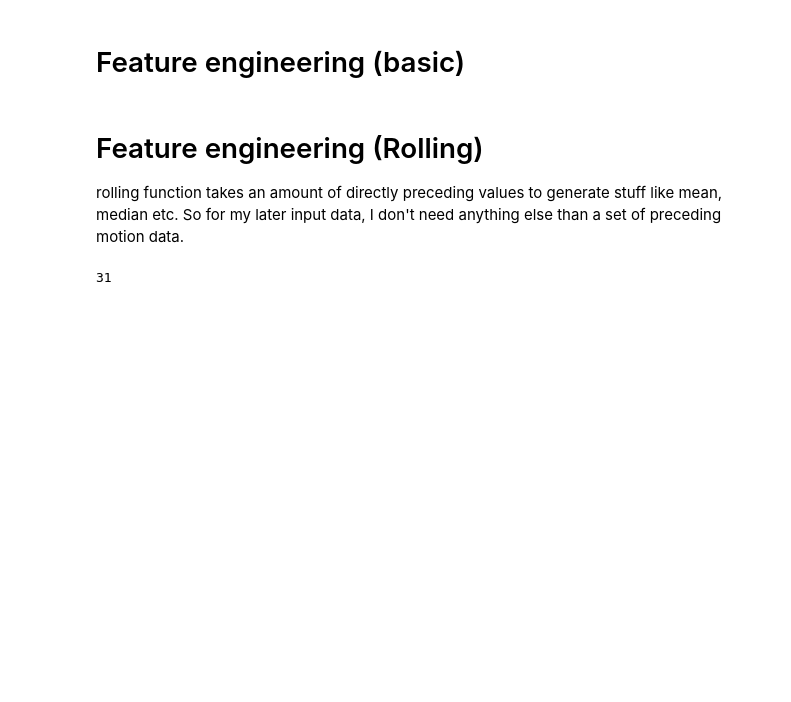
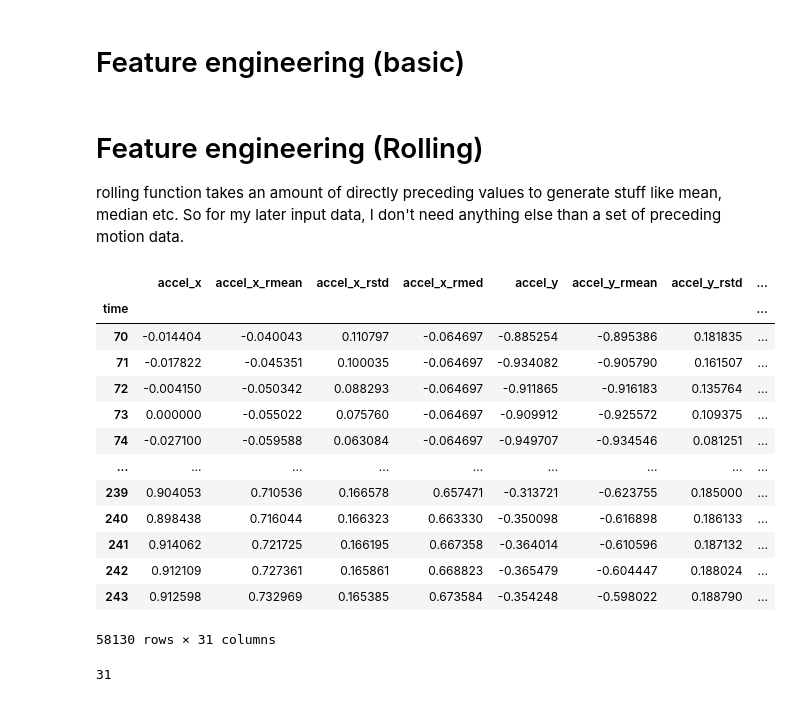
Before and after one commit to JacquelineBashta/Flutter_ArduinoConnect, a Jupyter notebook: 02_Modeling/02_ModelBL_Roll.ipynb, the cells around one changed output. Drawn from its saved outputs; the diff is of its cells as text; code cells hidden in the pictures; blank space fills up the shorter version.

```diff
--- a/02_Modeling/02_ModelBL_Roll.ipynb
+++ b/02_Modeling/02_ModelBL_Roll.ipynb
@@ -23,5 +23,22 @@ rolling function takes an amount of directly preceding values to generate stuff
 # %%
 roll_df =  cf.fe_roll_features(df_fe,ROLL_STEPS)
+# %%
+roll_df
+# %% [output]
+|  | accel_x | accel_x_rmean | accel_x_rstd | accel_x_rmed | accel_y | accel_y_rmean | accel_y_rstd | ... |
+| time |  |  |  |  |  |  |  | ... |
+| 70 | -0.014404 | -0.040043 | 0.110797 | -0.064697 | -0.885254 | -0.895386 | 0.181835 | ... |
+| 71 | -0.017822 | -0.045351 | 0.100035 | -0.064697 | -0.934082 | -0.905790 | 0.161507 | ... |
+| 72 | -0.004150 | -0.050342 | 0.088293 | -0.064697 | -0.911865 | -0.916183 | 0.135764 | ... |
+| 73 | 0.000000 | -0.055022 | 0.075760 | -0.064697 | -0.909912 | -0.925572 | 0.109375 | ... |
+| 74 | -0.027100 | -0.059588 | 0.063084 | -0.064697 | -0.949707 | -0.934546 | 0.081251 | ... |
+| ... | ... | ... | ... | ... | ... | ... | ... | ... |
+| 239 | 0.904053 | 0.710536 | 0.166578 | 0.657471 | -0.313721 | -0.623755 | 0.185000 | ... |
+| 240 | 0.898438 | 0.716044 | 0.166323 | 0.663330 | -0.350098 | -0.616898 | 0.186133 | ... |
+| 241 | 0.914062 | 0.721725 | 0.166195 | 0.667358 | -0.364014 | -0.610596 | 0.187132 | ... |
+| 242 | 0.912109 | 0.727361 | 0.165861 | 0.668823 | -0.365479 | -0.604447 | 0.188024 | ... |
+| 243 | 0.912598 | 0.732969 | 0.165385 | 0.673584 | -0.354248 | -0.598022 | 0.188790 | ... |
+58130 rows × 31 columns
 # %%
 len(roll_df.columns)
 # %% [output]
```
Also changed, not shown: parts of 16 cells of this notebook, 2 other files.
